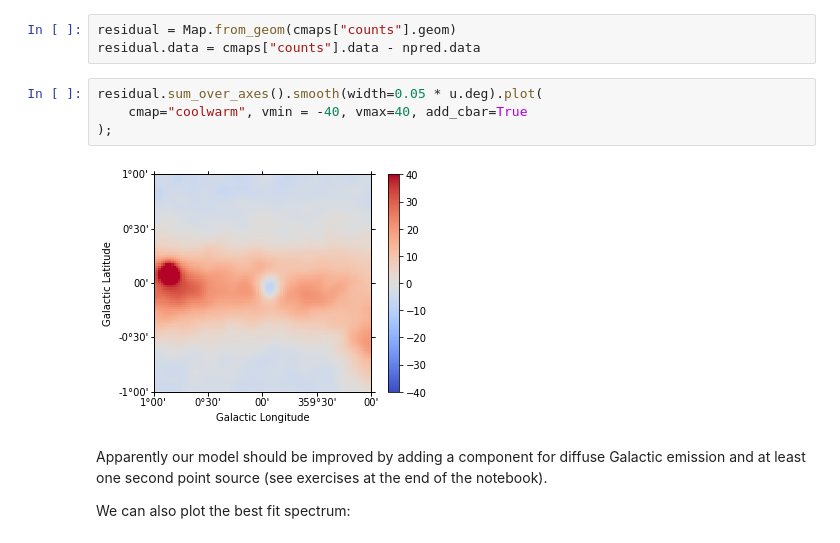
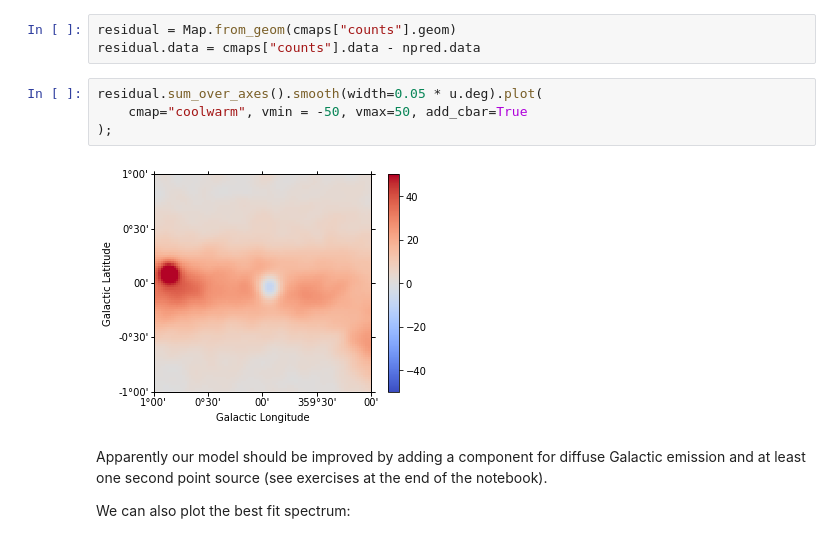
Before and after one commit to gammapy/gammapy-extra, a Jupyter notebook: analyses/cta_1dc_gc_3d.ipynb, the cells around one changed output. Cells and saved outputs as stored; diff of their text form.

```diff
--- a/analyses/cta_1dc_gc_3d.ipynb
+++ b/analyses/cta_1dc_gc_3d.ipynb
@@ -441,10 +441,10 @@ residual = Map.from_geom(cmaps["counts"].geom)
 residual.data = cmaps["counts"].data - npred.data
 # %%
 residual.sum_over_axes().smooth(width=0.05 * u.deg).plot(
-    cmap="coolwarm", vmin = -40, vmax=40, add_cbar=True
+    cmap="coolwarm", vmin = -50, vmax=50, add_cbar=True
 );
 # %% [output]
-[figure, old version]
+[figure, new version]
 # %% [markdown]
 Apparently our model should be improved by adding a component for diffuse Galactic emission and at least one second point
 source (see exercises at the end of the notebook).
```
Also changed, not shown: parts of 17 cells of this notebook.
